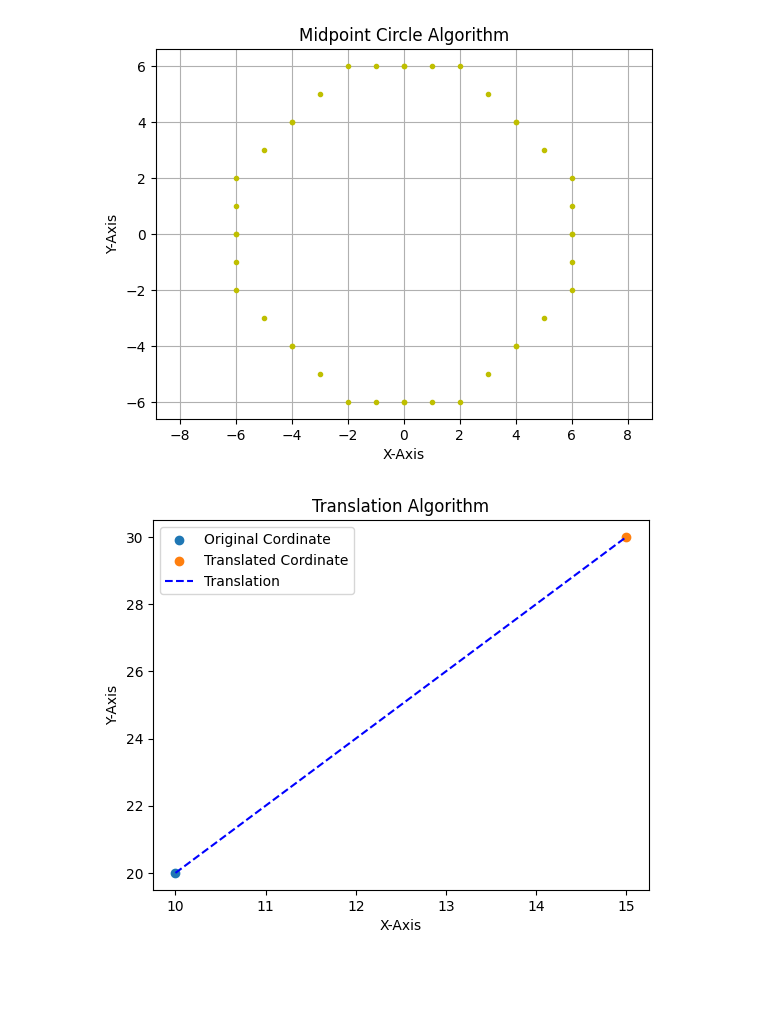
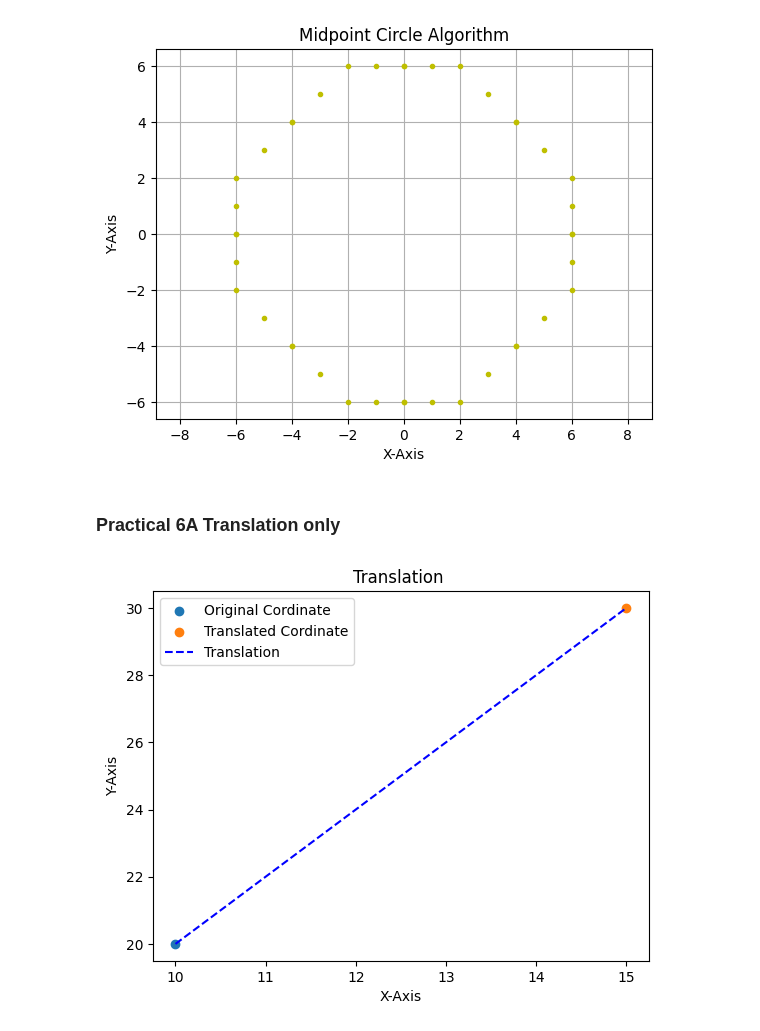
Before and after one commit to RitekPillai/CGPracticals, a Jupyter notebook: MatPlotCourse.ipynb, the cells around one changed output. Cells and saved outputs as stored; diff of their text form; code cells hidden in the pictures; blank space fills up the shorter version.

```diff
--- a/MatPlotCourse.ipynb
+++ b/MatPlotCourse.ipynb
@@ -185,28 +185,30 @@ plt.grid()
 plt.show()
 # %% [output]
 [figure]
+# %% [markdown]
+### **Practical 6A Translation only**
 # %%
 def translation(x,y,tx,ty):
-  x1=x+tx
+  x1=x+tx#adding original cordinate with translation factor to get new cordinate
   y1=y+ty
-  return (x1,y1,tx,ty)
+  return (x1,y1)
 
 
 x=10
 y=20
 plt.scatter(x,y,label="Original Cordinate")
-x1,y1,tx,ty=translation(x,y,5,10)
+x1,y1=translation(x,y,5,10)
 plt.scatter(x1,y1,label="Translated Cordinate")
 
 plt.plot([x,x1],[y,y1],"b--",label="Translation")
 plt.legend()
 
 
 plt.xlabel("X-Axis")
 plt.ylabel("Y-Axis")
-plt.title("Translation Algorithm")
+plt.title("Translation ")
 plt.legend()
 
 plt.show()
 # %% [output]
-[figure, old version]
+[figure, new version]
```
Also changed, not shown: parts of 3 cells of this notebook.
